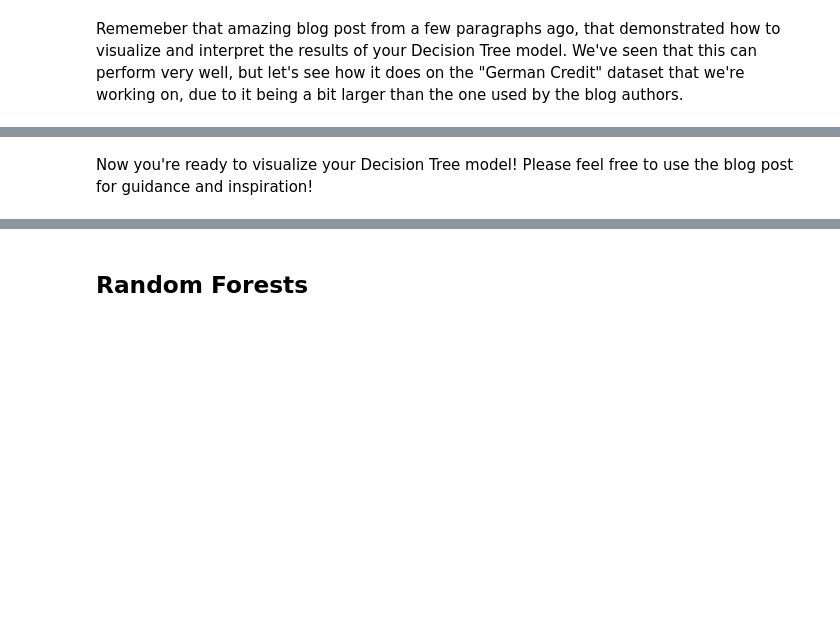
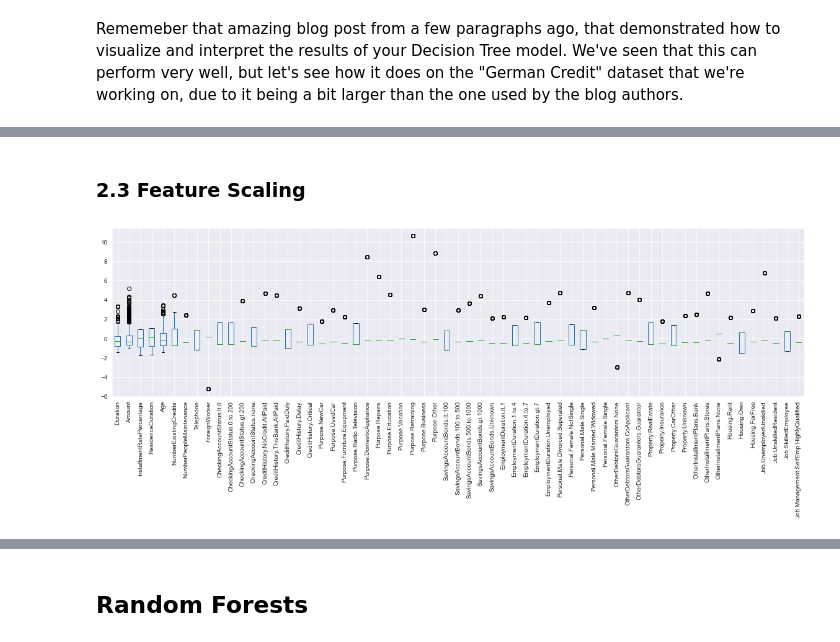
Before and after one commit to sidchakravarty/mec-mini-projects, a Jupyter notebook: mec-13.5.1-tree-based-algorithms-mini-project/Mini_Project_Tree-Based_Algorithms.ipynb, the cells around one changed output, grey strips where cells are left out. Saved outputs shown, nothing was run; the diff lists cells and outputs as text; code cells hidden in the pictures; blank space fills up the shorter version.

```diff
--- a/mec-13.5.1-tree-based-algorithms-mini-project/Mini_Project_Tree-Based_Algorithms.ipynb
+++ b/mec-13.5.1-tree-based-algorithms-mini-project/Mini_Project_Tree-Based_Algorithms.ipynb
@@ -53,2 +121,0 @@ If for any reason this way of installing doesn't work for you straight out of th
-# %% [markdown]
-Now you're ready to visualize your Decision Tree model! Please feel free to use the blog post for guidance and inspiration!
@@ -56,0 +122,34 @@ Now you're ready to visualize your Decision Tree model! Please feel free to use
+# %%
+# Split dataset into X_train and y_train
+X = df.drop(['Class'], axis = 1)
+y = df['Class']
+X_train, X_test, y_train, y_test = train_test_split(X, y, test_size = 0.2, random_state = 42)
+# %% [markdown]
+<h3>2.3 Feature Scaling</h3>
+# %%
+def feature_scaling(method: str, X_train, X_test):
+    """
+    Purpose: This method performs feature scaling based on the chosen method. Feature scaling is needed to improve model performance
+    :param method: This can be either MinMaxScaler or StandardScaler
+    :param X_train: Matrix of input / predictor training features that need to be scaled
+    :param X_test: Matrix of input / predictor test features that need to be scaled
+    :return: Scaled matrix
+    """
+
+    if method == 'MinMaxScaler':
+        scaler = MinMaxScaler().fit(X_train)
+        scaled_train = scaler.transform(X_train)
+        scaled_test = scaler.transform(X_test)
+    elif method == 'StandardScaler':
+        scaler = StandardScaler().fit(X_train)
+        scaled_train = scaler.transform(X_train)
+        scaled_test = scaler.transform(X_test)
+        scaler = StandardScaler().fit(X_train)
+
+    pd.DataFrame(scaled_train, columns = X_train.columns).plot.box(figsize = (20, 5), rot = 90)
+    return scaled_train, scaled_test
+# %%
+# Option 1: Standard Scaler
+X_train_standardized, X_test_standardized = feature_scaling('StandardScaler', X_train, X_test)
+# %% [output]
+[figure, added]
```
Also changed, not shown: parts of 33 cells of this notebook.
